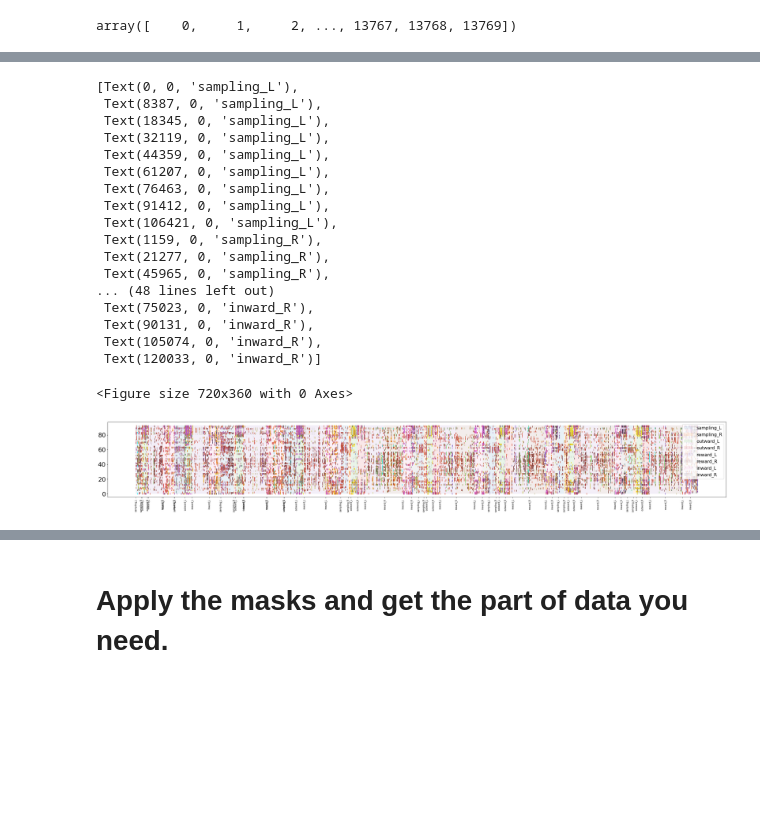
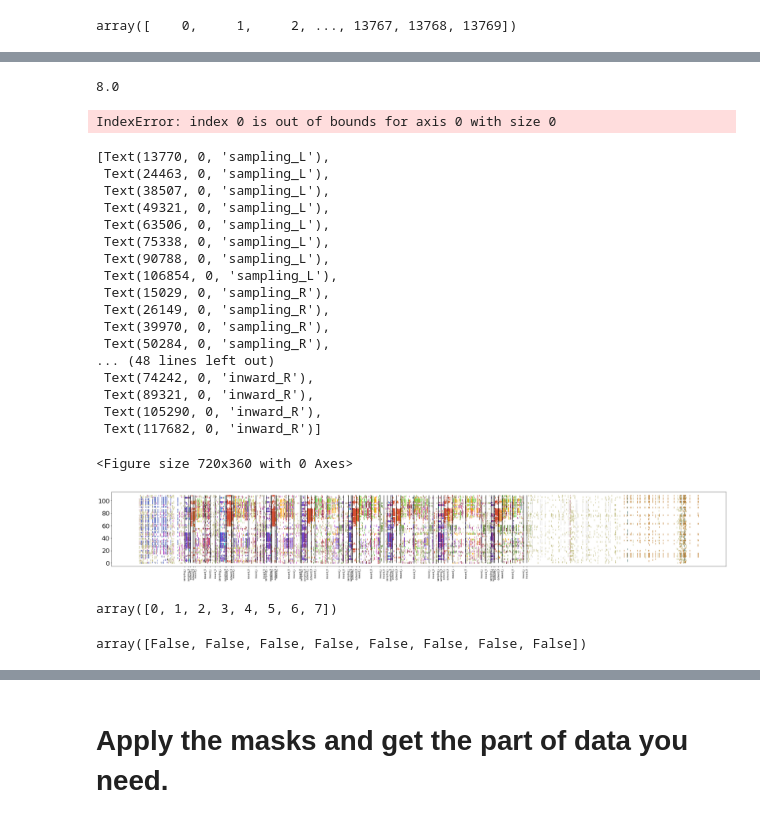
Before and after one commit to HamedShabani/PFC_sequence_analysis, a Jupyter notebook: Rastermap_visualization.ipynb, the cells around one changed output, grey strips where cells are left out. Drawn from its saved outputs; the diff is of its cells as text; code cells hidden in the pictures; blank space fills up the shorter version.

```diff
--- a/Rastermap_visualization.ipynb
+++ b/Rastermap_visualization.ipynb
@@ -46,8 +79,12 @@ direction=['L','R']
 PC_phase_data={}
 PCclstr_phase_data={}
 
-sessinfo_and_mask=np.load(savefolder+fol1+'Sesseion_info_All',allow_pickle=True)
+#sessinfo_and_mask=np.load(savefolder+fol1+'Sesseion_info_All',allow_pickle=True)
+# Construct the correct file path
+file_path = os.path.join(savefolder, fol1 + "Sesseion_info_All")
 
+# Load the file
+sessinfo_and_mask = np.load(file_path, allow_pickle=True)
 sess_info=sessinfo_and_mask['sess_info']
 seqs=sess_info['seqs']
 Masks=sessinfo_and_mask['Masks']
@@ -358,0 +646,4 @@ plt.xlim([0,sess_info['extract'].shape[1]])
+# %%
+    for label, x_values in cond_len.items():
+        all_x_values.extend(x_values)
+        labels.extend([label] * len(x_values))
@@ -419,7 +810,7 @@ for ix,seq in enumerate(sess_info['seqs']):
     a=np.arange(len(seq))/len(sess_info['seqs'])+sess_info['id_peaks'][ix]
     ax.scatter(a,seq,marker='|',color = colorlist[sess_info['ids_clust'][ix]])
 #plt.plot((poprate/np.max(poprate)*sp.shape[0]),alpha=.2)
-#plt.vlines(id_peaks,0,sp.shape[0],alpha=.5)
+plt.vlines(cond_len.values(),0,sess_info['extract'].shape[0],alpha=1,color='k')
 #plt.xlim([100,16000])
 plt.legend()
 all_x_values = []
@@ -434,10 +825,10 @@ ax.set_xticklabels(labels, rotation=90, fontsize=8)
 
 binary_mask=np.asarray(Masks['conditions'])# if you wnat multiple color for differnt arenas (inwar/outward) uncoment this
 
-for ix in np.unique(binary_mask):
-    label=list(cond_names.keys())[np.where(np.asarray(list(cond_names.values()))==ix)[0][0]]
-    ax.fill_between(np.arange(len(binary_mask)), 0, sess_info['extract'].shape[0], where=binary_mask == ix, alpha=0.1,label=label)
-    #ax.axhline(x=np.where(binary_mask == ix)[0], color='black', linestyle='--', linewidth=2)
+# for ix in np.unique(binary_mask):
+#     label=list(cond_names.keys())[np.where(np.asarray(list(cond_names.values()))==ix)[0][0]]
+#     ax.fill_between(np.arange(len(binary_mask)), 0, sess_info['extract'].shape[0], where=binary_mask == ix, alpha=0.1,label=label)
+#     #ax.axhline(x=np.where(binary_mask == ix)[0], color='black', linestyle='--', linewidth=2)
 
 
 
@@ -485,3 +920,11 @@ array([    0,     1,     2, ..., 13767, 13768, 13769])
+# %%
+ix
+# %% [output]
+8.0
+# %%
+np.where(np.asarray(list(cond_names.values()))==ix)[0][0]
+# %% [output]
+IndexError: index 0 is out of bounds for axis 0 with size 0
 # %%
 figs=plt.figure(figsize=(10,5))
 fig, ax = plt.subplots(figsize=(40,5))
@@ -492,54 +935,63 @@ for ix,seq in enumerate(sorted_seqs):
 #plt.plot((poprate/np.max(poprate)*sp.shape[0]),alpha=.2)
 #plt.vlines(id_peaks,0,sp.shape[0],alpha=.5)
 #plt.xlim([100,16000])
+plt.vlines(cond_len.values(),0,sess_info['extract'].shape[0],alpha=1,color='k')
 
 # Setting the x-ticks to the values from the data
 
 
 all_x_values = []
 labels = []
 for label, x_values in cond_len.items():
     all_x_values.extend(x_values)
     labels.extend([label] * len(x_values))
 
 
 
-for ix in np.unique(binary_mask):
-    label=list(cond_names.keys())[np.where(np.asarray(list(cond_names.values()))==ix)[0][0]]
-    ax.fill_between(np.arange(len(binary_mask)), 0, sess_info['extract'].shape[0], where=binary_mask == ix, alpha=0.1,label=label)
-plt.legend()
+# for ix in np.unique(binary_mask):
+#     label=list(cond_names.keys())[np.where(np.asarray(list(cond_names.values()))==int(ix))[0][0]]
+#     ax.fill_between(np.arange(len(binary_mask)), 0, sess_info['extract'].shape[0], where=binary_mask == ix, alpha=0.1,label=label)
+# plt.legend()
 # Set x-ticks and labels
 ax.set_xticks(all_x_values)
 ax.set_xticklabels(labels, rotation=90, fontsize=8)
 
 
 # for label, values in cond_len.items():
 #     ax.set_xticks(values)
 
 # # Setting the x-tick labels to the keys from the data, with a rotation for better readability
 #     ax.set_xticklabels([label]*len(values), rotation=45, ha="right")
 
     #ax.plot(values, label=label)
 # %% [output]
-[Text(0, 0, 'sampling_L'),
- Text(8387, 0, 'sampling_L'),
- Text(18345, 0, 'sampling_L'),
- Text(32119, 0, 'sampling_L'),
- Text(44359, 0, 'sampling_L'),
- Text(61207, 0, 'sampling_L'),
- Text(76463, 0, 'sampling_L'),
- Text(91412, 0, 'sampling_L'),
- Text(106421, 0, 'sampling_L'),
- Text(1159, 0, 'sampling_R'),
- Text(21277, 0, 'sampling_R'),
- Text(45965, 0, 'sampling_R'),
+[Text(13770, 0, 'sampling_L'),
+ Text(24463, 0, 'sampling_L'),
+ Text(38507, 0, 'sampling_L'),
+ Text(49321, 0, 'sampling_L'),
+ Text(63506, 0, 'sampling_L'),
+ Text(75338, 0, 'sampling_L'),
+ Text(90788, 0, 'sampling_L'),
+ Text(106854, 0, 'sampling_L'),
+ Text(15029, 0, 'sampling_R'),
+ Text(26149, 0, 'sampling_R'),
+ Text(39970, 0, 'sampling_R'),
+ Text(50284, 0, 'sampling_R'),
 ... (48 lines left out)
- Text(75023, 0, 'inward_R'),
- Text(90131, 0, 'inward_R'),
- Text(105074, 0, 'inward_R'),
- Text(120033, 0, 'inward_R')]
+ Text(74242, 0, 'inward_R'),
+ Text(89321, 0, 'inward_R'),
+ Text(105290, 0, 'inward_R'),
+ Text(117682, 0, 'inward_R')]
 <Figure size 720x360 with 0 Axes>
-[figure, old version]
+[figure, new version]
+# %%
+np.asarray(list(cond_names.values()))
+# %% [output]
+array([0, 1, 2, 3, 4, 5, 6, 7])
+# %%
+np.asarray(list(cond_names.values()))==int(ix)
+# %% [output]
+array([False, False, False, False, False, False, False, False])
 # %%
 figs=plt.figure(figsize=(10,5))
 fig, ax = plt.subplots(figsize=(40,5))
```
Also changed, not shown: parts of 39 cells of this notebook, 2 other files.
